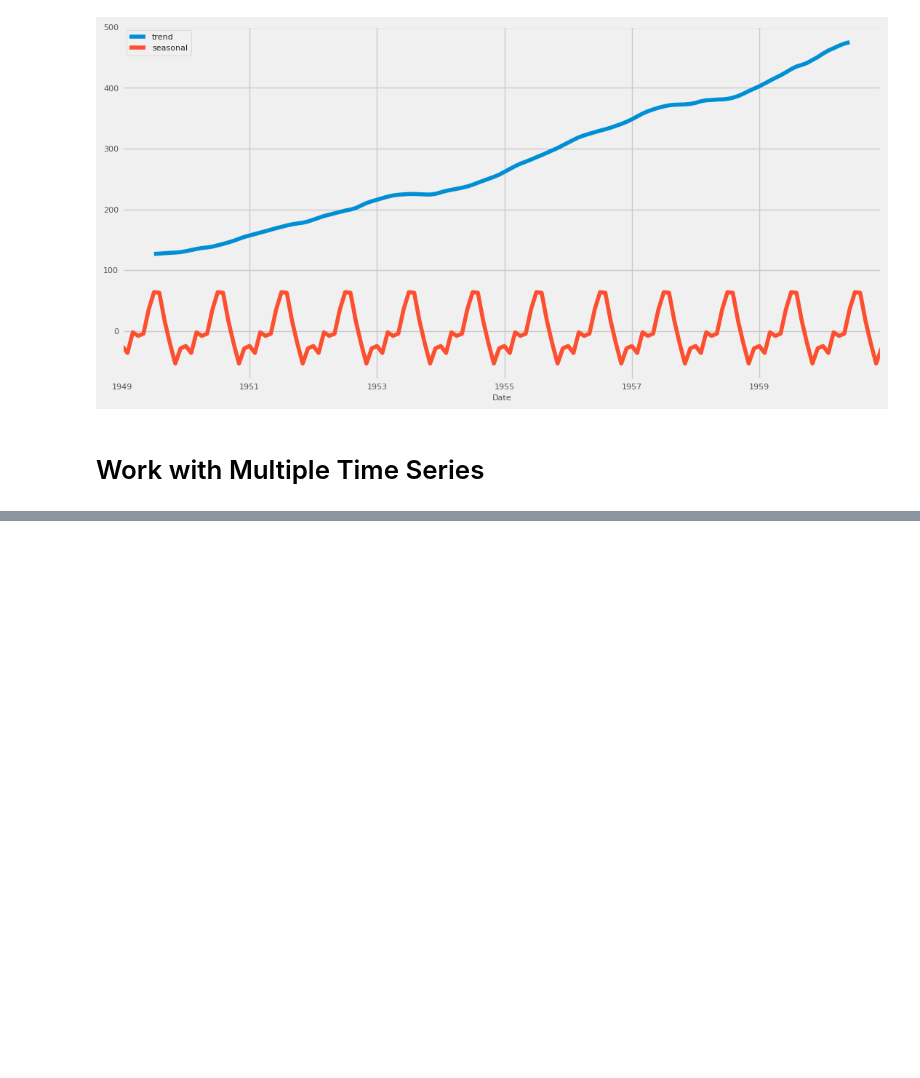
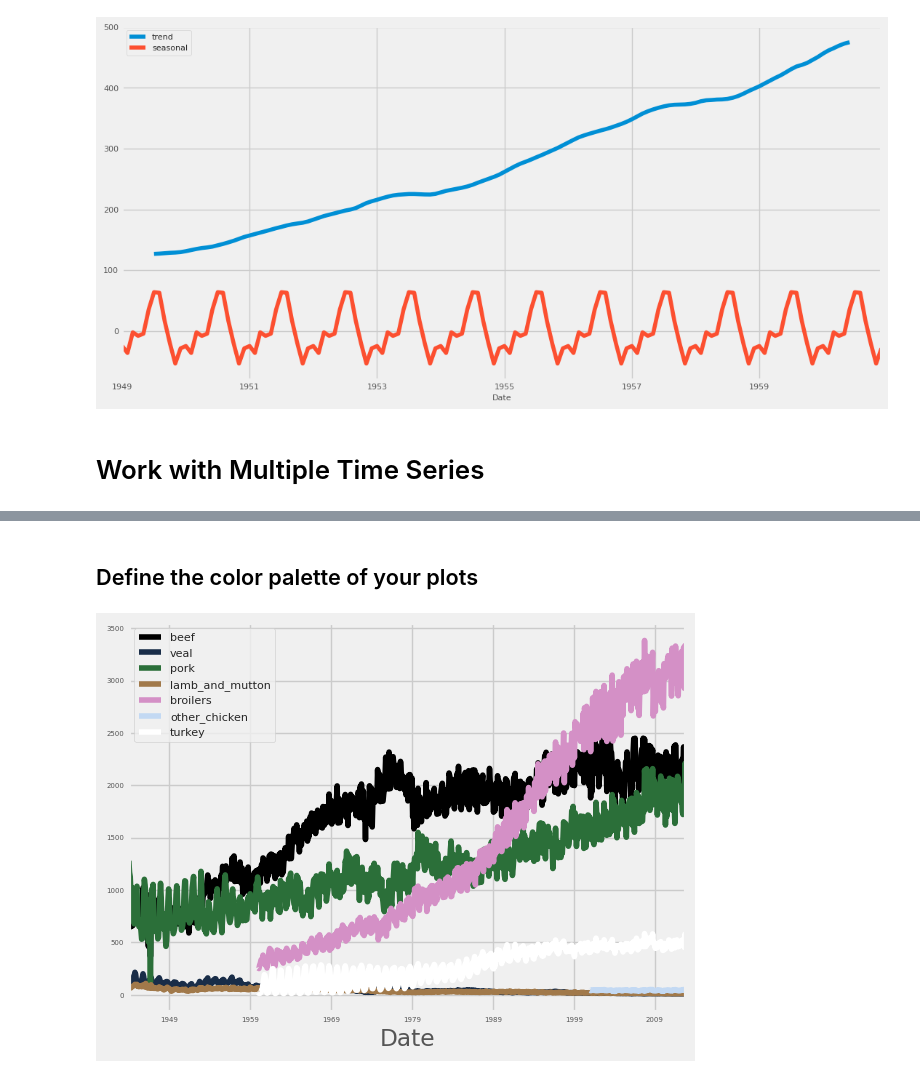
Before and after one commit to MeghanGH/time-series-with-python, a Jupyter notebook: Visualizing_time_series_data_in_python.ipynb, the cells around one changed output, grey strips where cells are left out. Drawn from its saved outputs; the diff is of its cells as text; code cells hidden in the pictures; blank space fills up the shorter version.

```diff
--- a/Visualizing_time_series_data_in_python.ipynb
+++ b/Visualizing_time_series_data_in_python.ipynb
@@ -585,0 +655,14 @@ Month
+# %% [markdown]
+## Define the color palette of your plots
+# %%
+# Plot time series dataset using cubehelix colormap argument to .plot()
+ax = meat.plot(colormap='cubehelix', fontsize=5)
+
+# Additional customizations
+ax.set_xlabel('Date')
+ax.legend(fontsize=8)
+
+# Show plot
+plt.show()
+# %% [output]
+[figure, added]
```
Also changed, not shown: parts of 18 cells of this notebook.
